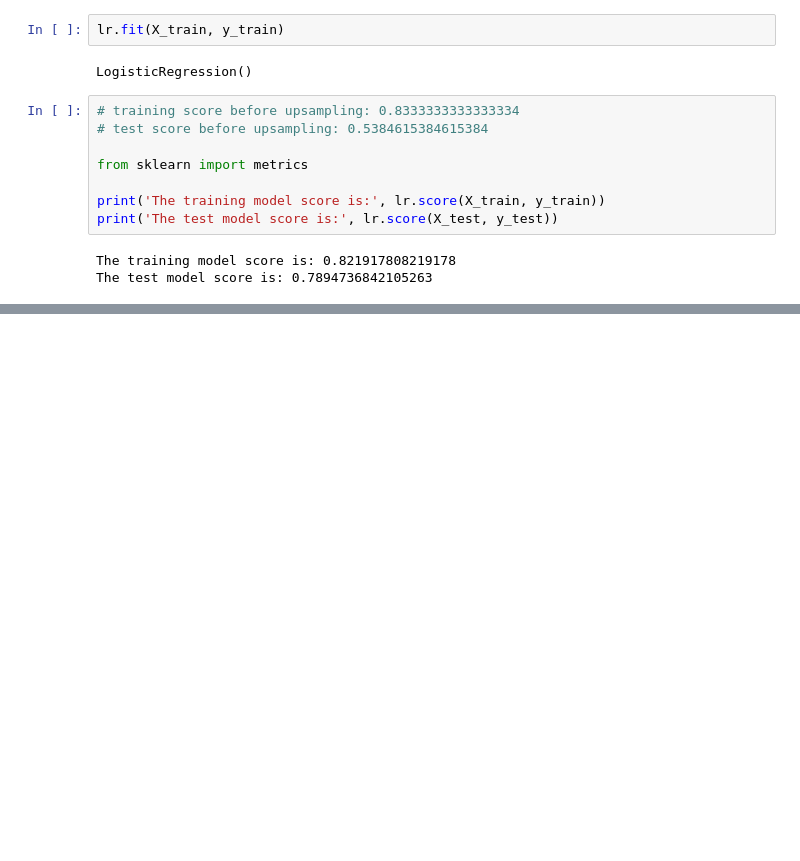
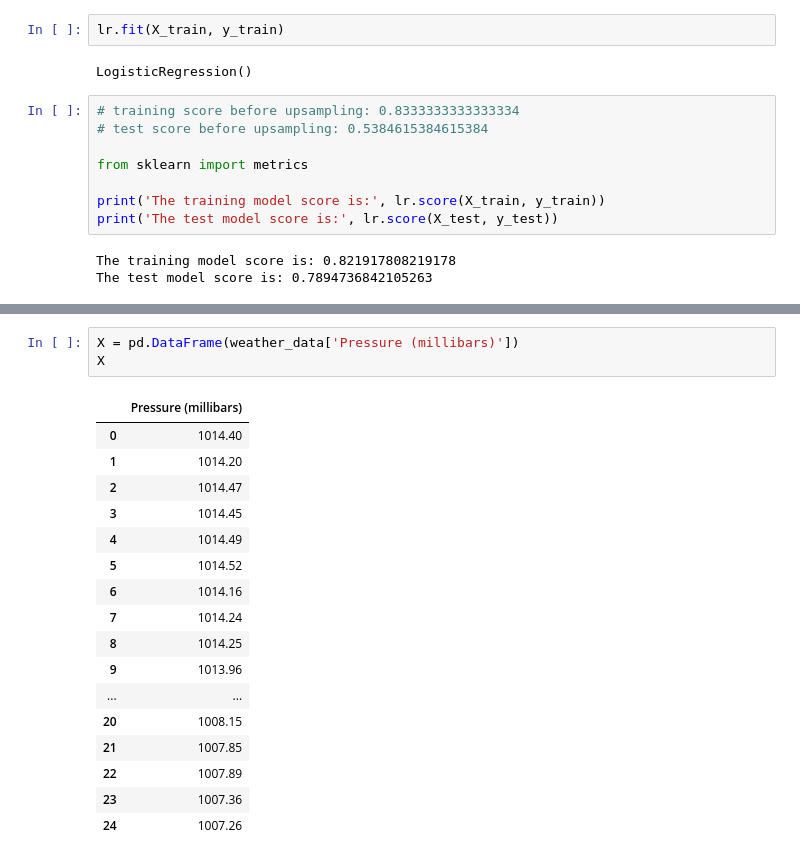
Before and after one commit to RochaErik/X-Overfitting-underfitting, a Jupyter notebook: Overfitting_underfitting.ipynb, the cells around one changed output, grey strips where cells are left out. Drawn from its saved outputs; the diff is of its cells as text; blank space fills up the shorter version.

```diff
--- a/Overfitting_underfitting.ipynb
+++ b/Overfitting_underfitting.ipynb
@@ -387,0 +410,21 @@ The test model score is: 0.7894736842105263
+# %%
+X = pd.DataFrame(weather_data['Pressure (millibars)'])
+X
+# %% [output]
+|  | Pressure (millibars) |
+| 0 | 1014.40 |
+| 1 | 1014.20 |
+| 2 | 1014.47 |
+| 3 | 1014.45 |
+| 4 | 1014.49 |
+| 5 | 1014.52 |
+| 6 | 1014.16 |
+| 7 | 1014.24 |
+| 8 | 1014.25 |
+| 9 | 1013.96 |
+| ... | ... |
+| 20 | 1008.15 |
+| 21 | 1007.85 |
+| 22 | 1007.89 |
+| 23 | 1007.36 |
+| 24 | 1007.26 |
```
Also changed, not shown: parts of 9 cells of this notebook, 1 other file.
